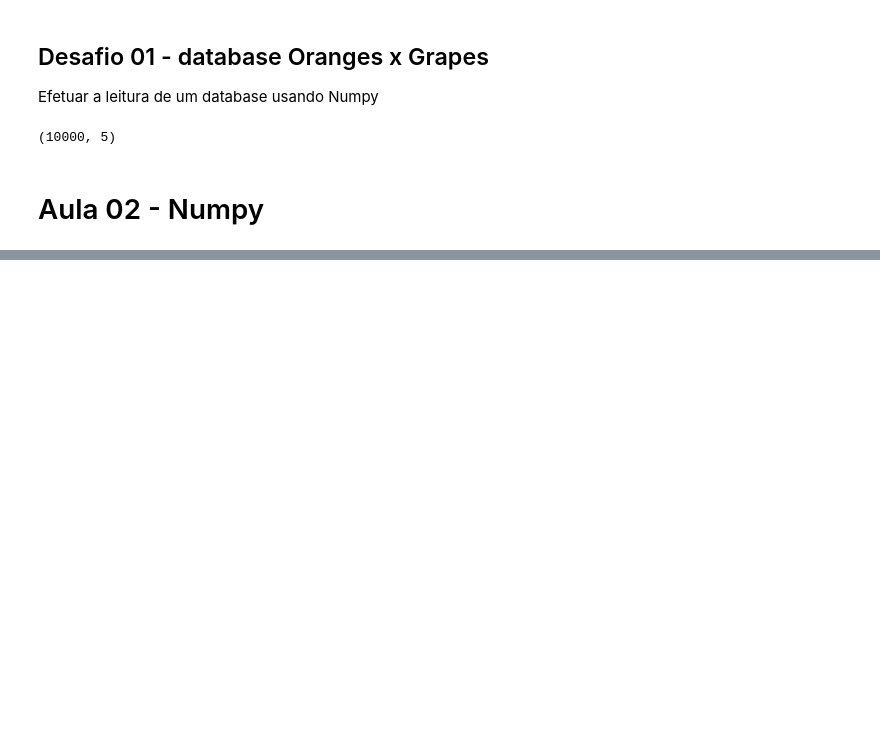
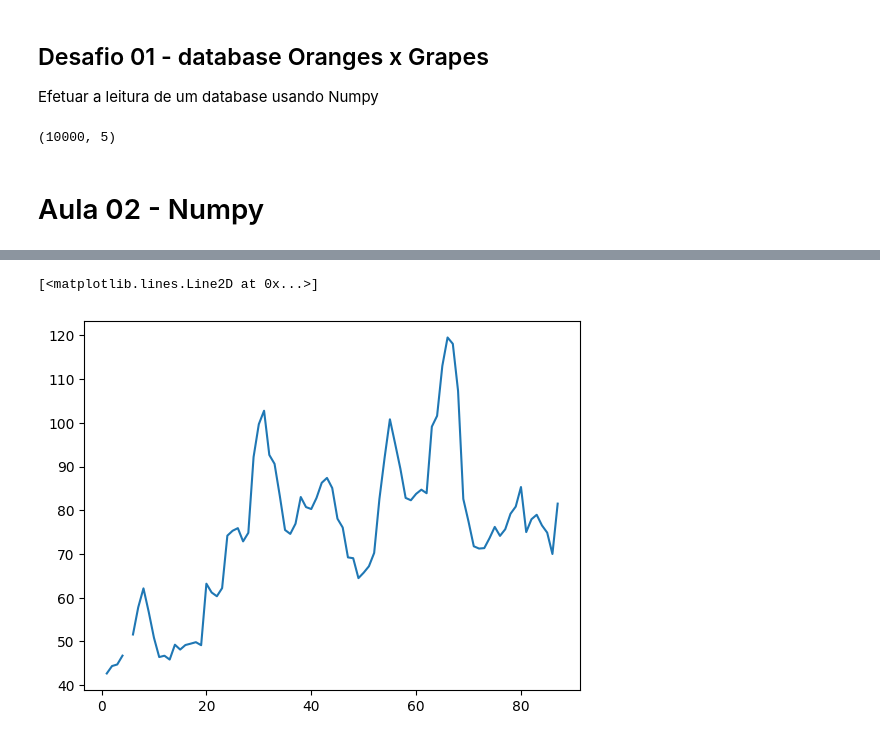
Before and after one commit to Ygor-Amaro/Alura_NumPy_analise_numerica_eficiente_com_Python, a Jupyter notebook: Alura_NumPy_análise_numérica_eficiente_com_Python.ipynb, the cells around one changed output, grey strips where cells are left out. Saved outputs shown, nothing was run; the diff lists cells and outputs as text; code cells hidden in the pictures; blank space fills up the shorter version.

```diff
--- a/Alura_NumPy_análise_numérica_eficiente_com_Python.ipynb
+++ b/Alura_NumPy_análise_numérica_eficiente_com_Python.ipynb
@@ -56,0 +150,5 @@ db_desafio.shape
+# %%
+plt.plot(datas, Kaliningrad)
+# %% [output]
+[<matplotlib.lines.Line2D at 0x...>]
+[figure, added]
```
Also changed, not shown: parts of 19 cells of this notebook.
